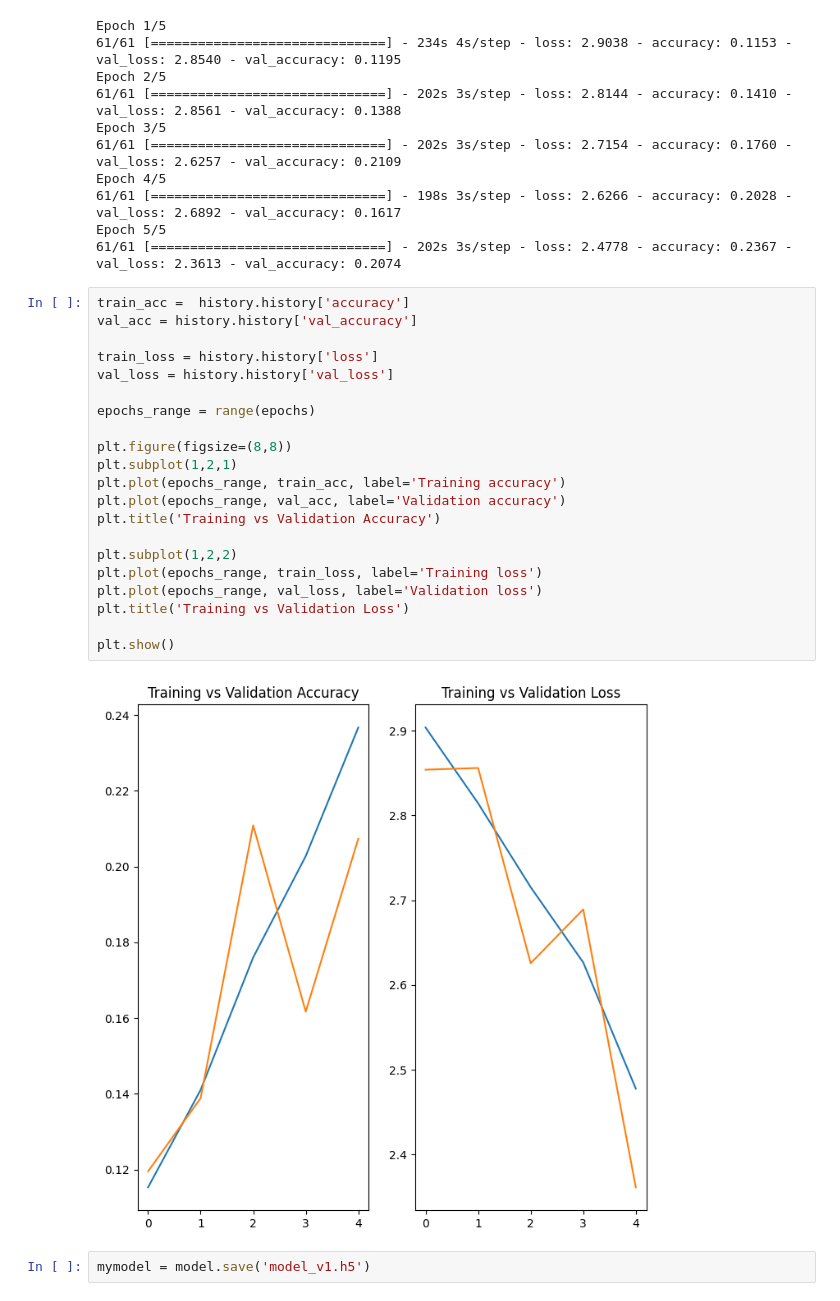
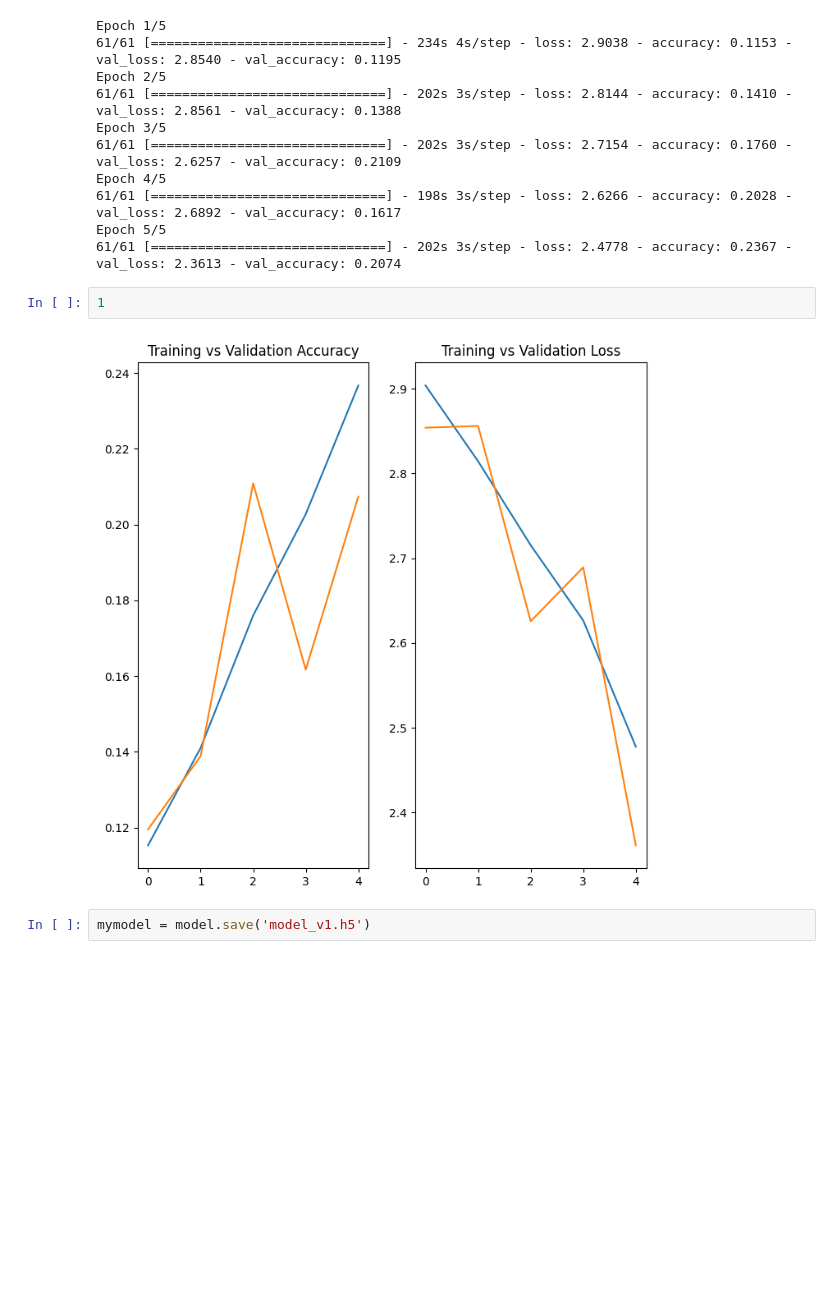
Before and after one commit to Eshgin1337/ML_project, a Jupyter notebook: ML_project.ipynb, the cells around one changed output. Cells and saved outputs as stored; diff of their text form; blank space fills up the shorter version.

```diff
--- a/ML_project.ipynb
+++ b/ML_project.ipynb
@@ -306,29 +306,10 @@ Epoch 4/5
 61/61 [==============================] - 198s 3s/step - loss: 2.6266 - accuracy: 0.2028 - val_loss: 2.6892 - val_accuracy: 0.1617
 Epoch 5/5
 61/61 [==============================] - 202s 3s/step - loss: 2.4778 - accuracy: 0.2367 - val_loss: 2.3613 - val_accuracy: 0.2074
-# %%
-train_acc =  history.history['accuracy']
-val_acc = history.history['val_accuracy']
-
-train_loss = history.history['loss']
-val_loss = history.history['val_loss']
-
-epochs_range = range(epochs)
-
-plt.figure(figsize=(8,8))
-plt.subplot(1,2,1)
-plt.plot(epochs_range, train_acc, label='Training accuracy')
-plt.plot(epochs_range, val_acc, label='Validation accuracy')
-plt.title('Training vs Validation Accuracy')
-
-plt.subplot(1,2,2)
-plt.plot(epochs_range, train_loss, label='Training loss')
-plt.plot(epochs_range, val_loss, label='Validation loss')
-plt.title('Training vs Validation Loss')
-
-plt.show()
-# %% [output]
-[figure, removed]
+# %%
+1
+# %% [output]
+[figure, added]
 # %%
 mymodel = model.save('model_v1.h5')
 # %% [markdown]
```
Also changed, not shown: 1 other file.
